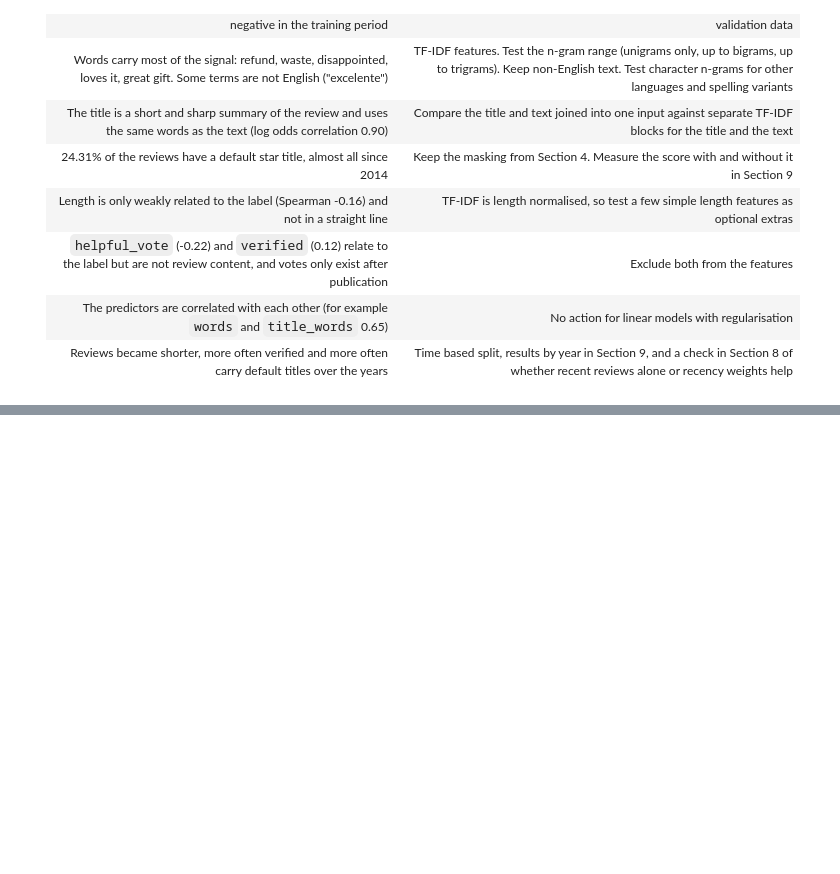
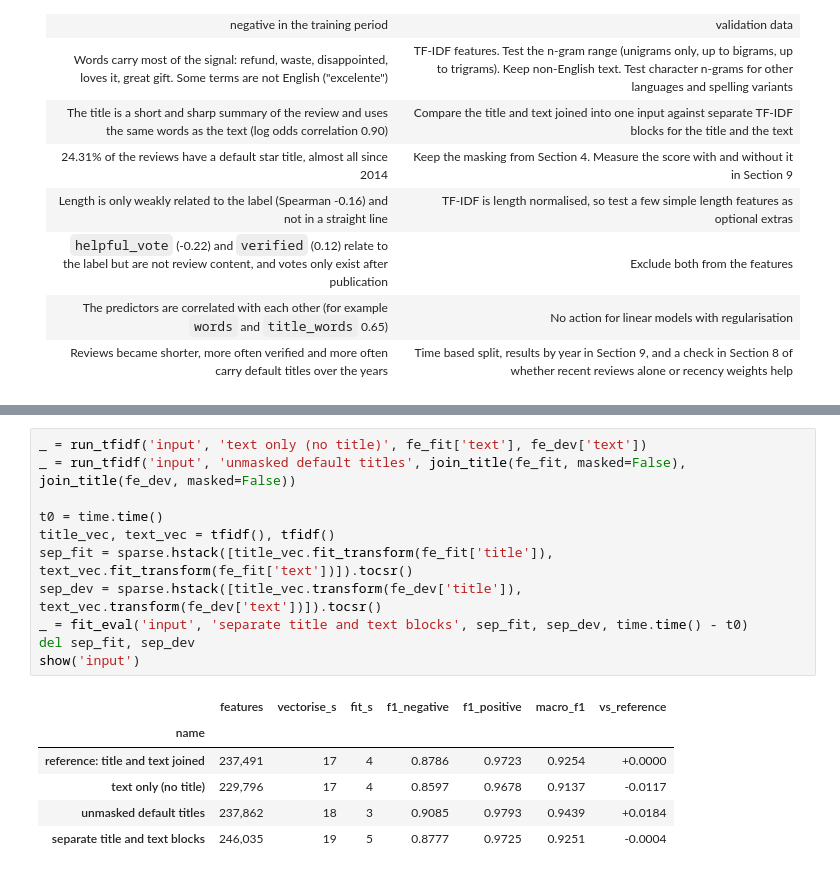
Before and after one commit to Virtuozs/MLOps2-pertemuan1-sentiment-classification, a Jupyter notebook: notebook.ipynb, the cells around one changed output, grey strips where cells are left out. Drawn from its saved outputs; the diff is of its cells as text; blank space fills up the shorter version.

```diff
--- a/notebook.ipynb
+++ b/notebook.ipynb
@@ -1437,0 +1542,18 @@ EDA found a few clear signals, several weak ones, and a strong change over time.
+# %%
+_ = run_tfidf('input', 'text only (no title)', fe_fit['text'], fe_dev['text'])
+_ = run_tfidf('input', 'unmasked default titles', join_title(fe_fit, masked=False), join_title(fe_dev, masked=False))
+
+t0 = time.time()
+title_vec, text_vec = tfidf(), tfidf()
+sep_fit = sparse.hstack([title_vec.fit_transform(fe_fit['title']), text_vec.fit_transform(fe_fit['text'])]).tocsr()
+sep_dev = sparse.hstack([title_vec.transform(fe_dev['title']), text_vec.transform(fe_dev['text'])]).tocsr()
+_ = fit_eval('input', 'separate title and text blocks', sep_fit, sep_dev, time.time() - t0)
+del sep_fit, sep_dev
+show('input')
+# %% [output]
+|  | features | vectorise_s | fit_s | f1_negative | f1_positive | macro_f1 | vs_reference |
+| name |  |  |  |  |  |  |  |
+| reference: title and text joined | 237,491 | 17 | 4 | 0.8786 | 0.9723 | 0.9254 | +0.0000 |
+| text only (no title) | 229,796 | 17 | 4 | 0.8597 | 0.9678 | 0.9137 | -0.0117 |
+| unmasked default titles | 237,862 | 18 | 3 | 0.9085 | 0.9793 | 0.9439 | +0.0184 |
+| separate title and text blocks | 246,035 | 19 | 5 | 0.8777 | 0.9725 | 0.9251 | -0.0004 |
```
Also changed, not shown: parts of 18 cells of this notebook.
